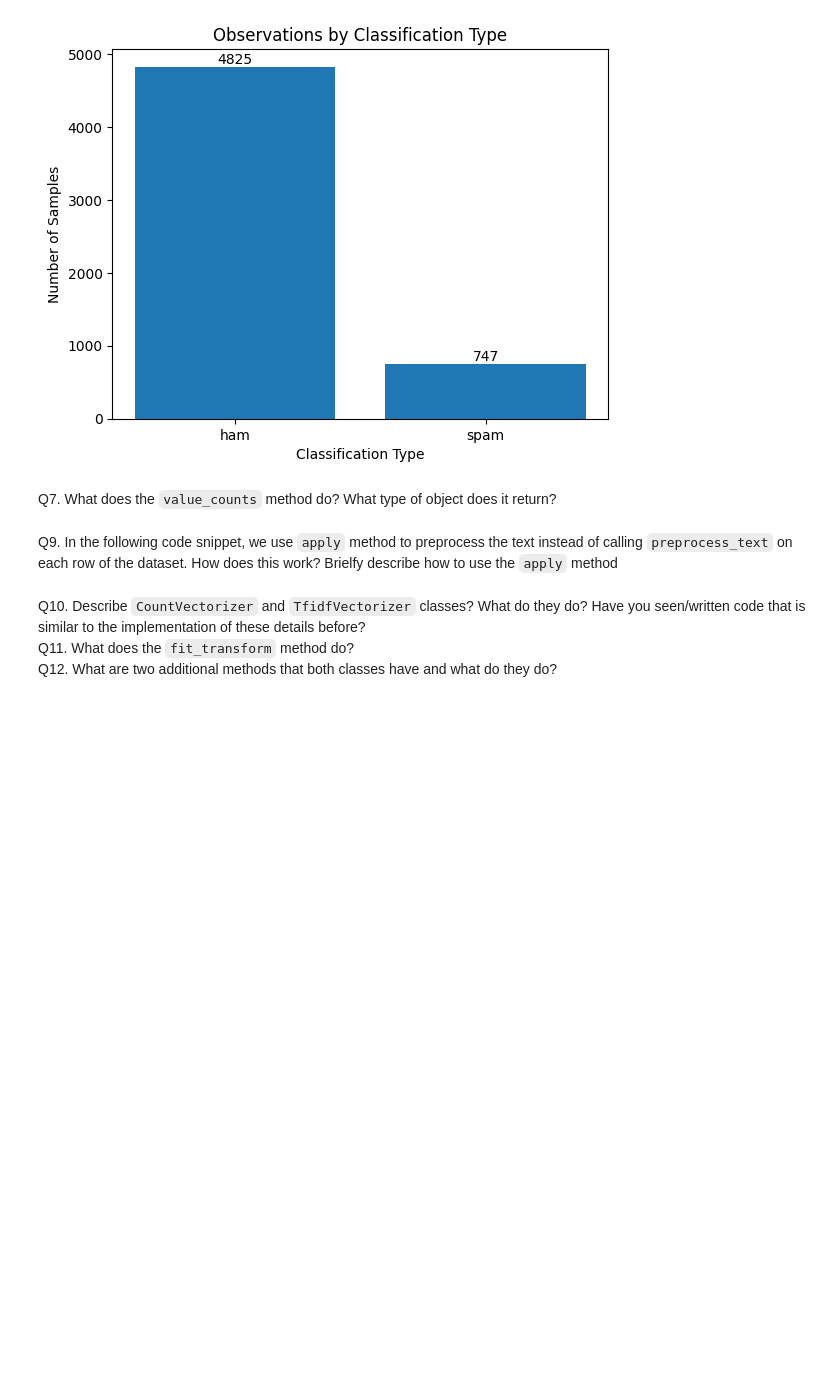
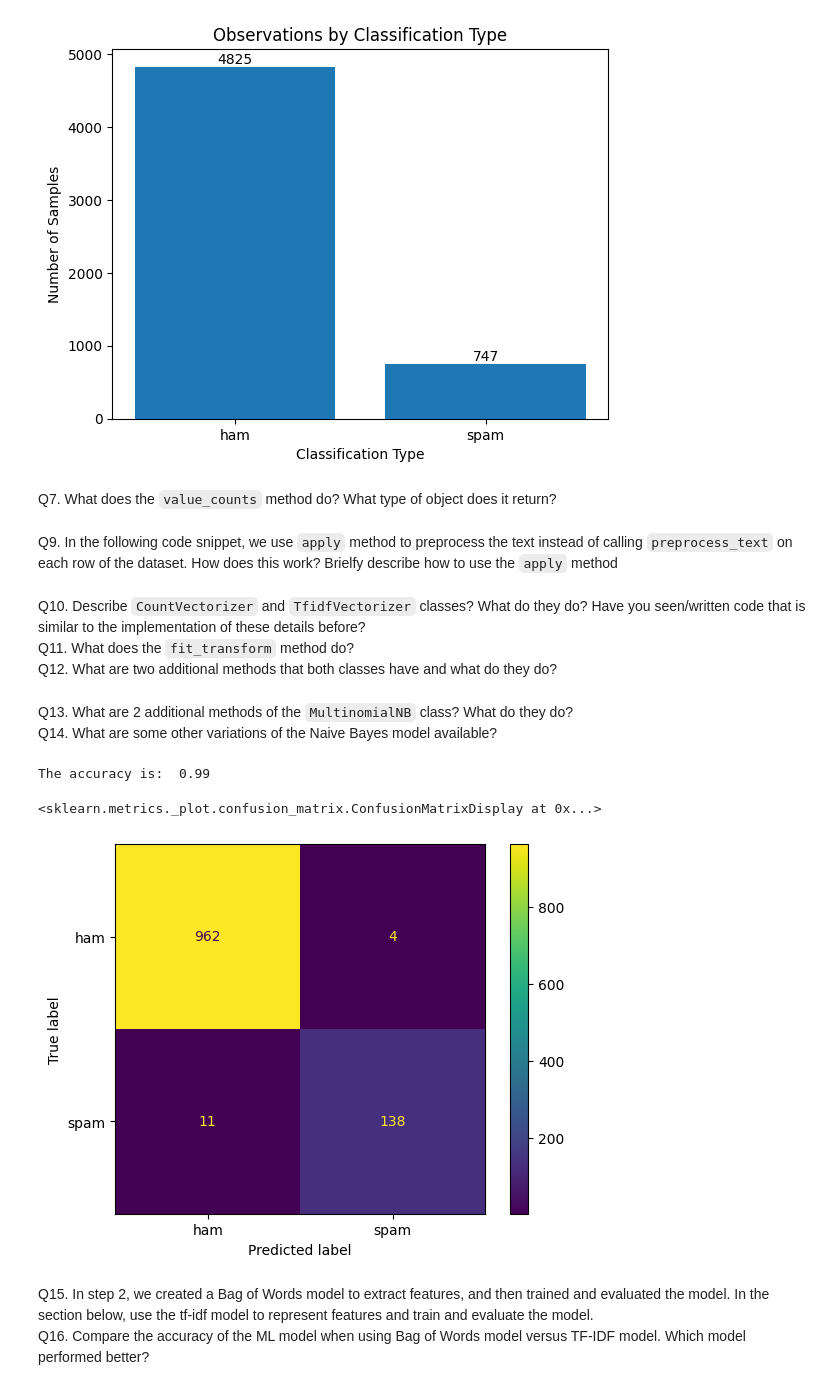
Before and after one commit to LexingtonL/Project-6, a Jupyter notebook: SpamClassifier.ipynb, the cells around one changed output. Cells and saved outputs as stored; diff of their text form; code cells hidden in the pictures; blank space fills up the shorter version.

Commit message:
Finished Base Model

```diff
--- a/SpamClassifier.ipynb
+++ b/SpamClassifier.ipynb
@@ -132,0 +136,40 @@ Q12. What are two additional methods that both classes have and what do they do?
+# %%
+def train_model(x_train, y_train):
+    """
+    This method trains a naive bayes model.
+
+    """
+
+    model = MultinomialNB()
+    model.fit(x_train, y_train)
+    return model
+# %%
+model = train_model(x_train, y_train)
+# %% [markdown]
+Q13. What are 2 additional methods of the `MultinomialNB` class? What do they do?
+Q14. What are some other variations of the Naive Bayes model available?
+# %%
+def evaluate_model(model, x_test, y_test):
+    """
+    This method evaluates a model.
+
+    """
+
+    y_pred = model.predict(x_test)
+    accuracy = accuracy_score(y_test, y_pred)
+    confusion = confusion_matrix(y_test, y_pred)
+    return accuracy, confusion
+# %%
+accuracy, cf_matrix = evaluate_model(model, x_test, y_test)
+# %%
+print(f"The accuracy is: {accuracy: .2f}")
+# %% [output]
+The accuracy is:  0.99
+# %%
+ConfusionMatrixDisplay(cf_matrix, display_labels=model.classes_).plot()
+# %% [output]
+<sklearn.metrics._plot.confusion_matrix.ConfusionMatrixDisplay at 0x...>
+[figure, added]
+# %% [markdown]
+Q15. In step 2, we created a Bag of Words model to extract features, and then trained and evaluated the model. In the section below, use the tf-idf model to represent features and train and evaluate the model.
+Q16. Compare the accuracy of the ML model when using Bag of Words model versus TF-IDF model. Which model performed better?
```
Also changed, not shown: parts of 4 cells of this notebook.
